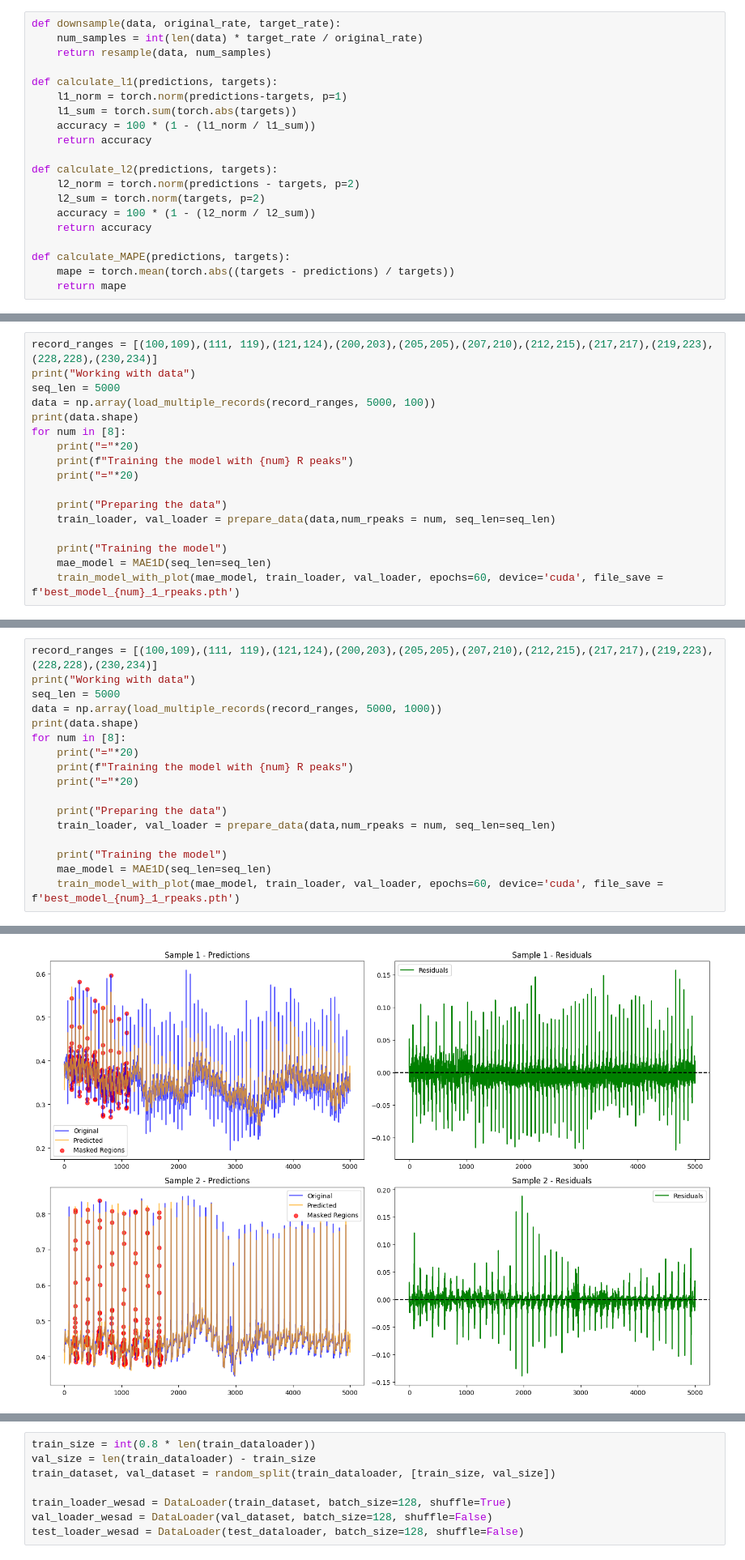
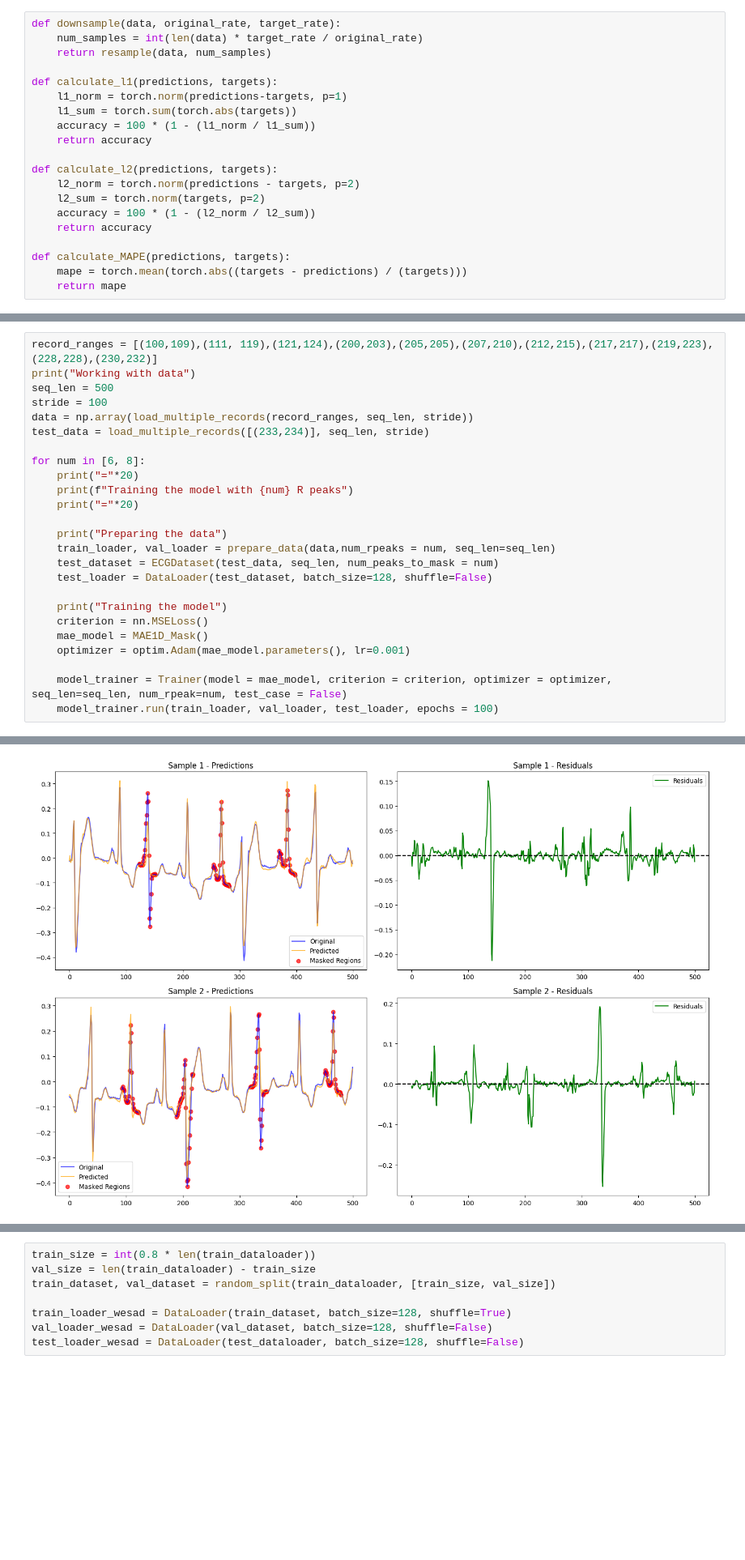
Before and after one commit to namquang2910/SSLModel_Project, a Jupyter notebook: Arrhythmia.ipynb, the cells around one changed output, grey strips where cells are left out. Shown at 81% size. Cells and saved outputs as stored; diff of their text form; blank space fills up the shorter version.

Commit message:
Update the arrhythima notebook with the performance improve by reducing the R peak masking block size

```diff
--- a/Arrhythmia.ipynb
+++ b/Arrhythmia.ipynb
@@ -79,7 +85,7 @@ def calculate_l2(predictions, targets):
     return accuracy
 
 def calculate_MAPE(predictions, targets):
-    mape = torch.mean(torch.abs((targets - predictions) / targets))
+    mape = torch.mean(torch.abs((targets - predictions) / (targets)))
     return mape
 # %%
 def fixed_position_mask_peaks(rpeaks, seq, mask_length, num_peaks_to_mask):
@@ -392,17 +508,0 @@ def plot_loss_curves(train_losses, val_losses):
-# %%
-record_ranges = [(100,109),(111, 119),(121,124),(200,203),(205,205),(207,210),(212,215),(217,217),(219,223),(228,228),(230,234)]
-print("Working with data")
-seq_len = 5000
-data = np.array(load_multiple_records(record_ranges, 5000, 100))
-print(data.shape)
-for num in [8]:
-    print("="*20)
-    print(f"Training the model with {num} R peaks")
-    print("="*20)
-
-    print("Preparing the data")
-    train_loader, val_loader = prepare_data(data,num_rpeaks = num, seq_len=seq_len)
-
-    print("Training the model")
-    mae_model = MAE1D(seq_len=seq_len)
-    train_model_with_plot(mae_model, train_loader, val_loader, epochs=60, device='cuda', file_save = f'best_model_{num}_1_rpeaks.pth')
@@ -437,19 +509,27 @@ R-squared (R²): 0.9920
 # %%
-record_ranges = [(100,109),(111, 119),(121,124),(200,203),(205,205),(207,210),(212,215),(217,217),(219,223),(228,228),(230,234)]
+record_ranges = [(100,109),(111, 119),(121,124),(200,203),(205,205),(207,210),(212,215),(217,217),(219,223),(228,228),(230,232)]
 print("Working with data")
-seq_len = 5000
-data = np.array(load_multiple_records(record_ranges, 5000, 1000))
-print(data.shape)
-for num in [8]:
+seq_len = 500
+stride = 100
+data = np.array(load_multiple_records(record_ranges, seq_len, stride))
+test_data = load_multiple_records([(233,234)], seq_len, stride)
+
+for num in [6, 8]:
     print("="*20)
     print(f"Training the model with {num} R peaks")
     print("="*20)
 
     print("Preparing the data")
     train_loader, val_loader = prepare_data(data,num_rpeaks = num, seq_len=seq_len)
+    test_dataset = ECGDataset(test_data, seq_len, num_peaks_to_mask = num)
+    test_loader = DataLoader(test_dataset, batch_size=128, shuffle=False)
 
     print("Training the model")
-    mae_model = MAE1D(seq_len=seq_len)
-    train_model_with_plot(mae_model, train_loader, val_loader, epochs=60, device='cuda', file_save = f'best_model_{num}_1_rpeaks.pth')
+    criterion = nn.MSELoss()
+    mae_model = MAE1D_Mask()
+    optimizer = optim.Adam(mae_model.parameters(), lr=0.001)
+
+    model_trainer = Trainer(model = mae_model, criterion = criterion, optimizer = optimizer,  seq_len=seq_len, num_rpeak=num, test_case = False)
+    model_trainer.run(train_loader, val_loader, test_loader, epochs = 100)
 # %% [output]
 Working with data
@@ -480 +553 @@ R-squared (R²): 0.9590
-[figure, old version]
+[figure, new version]
```
Also changed, not shown: parts of 21 cells of this notebook, 47 other files.
